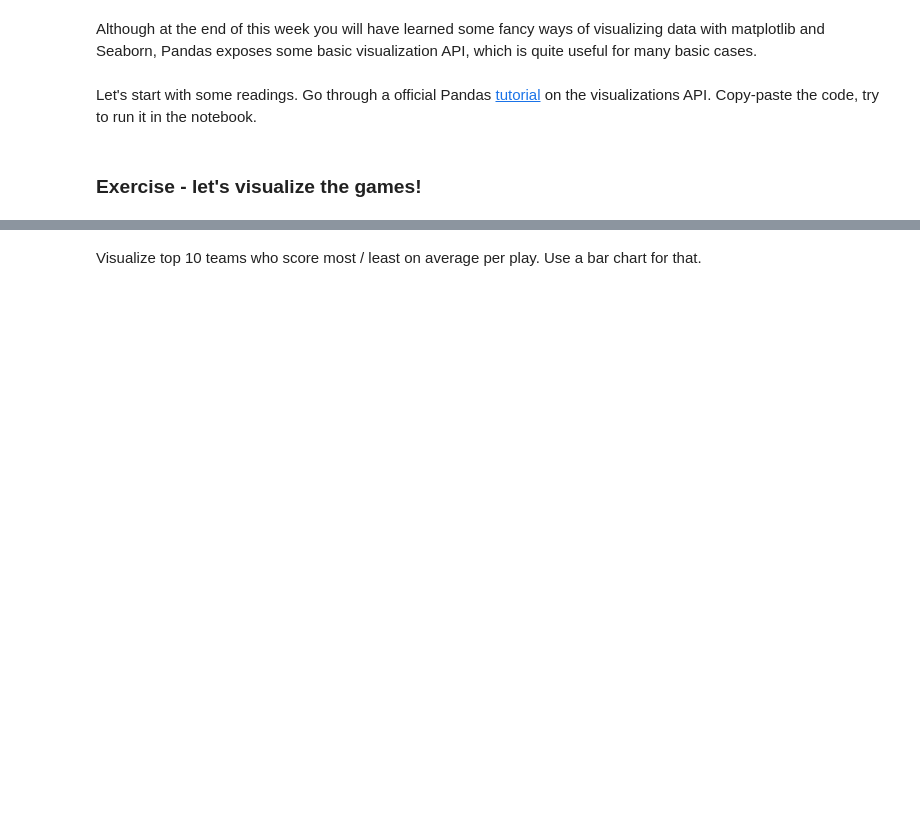
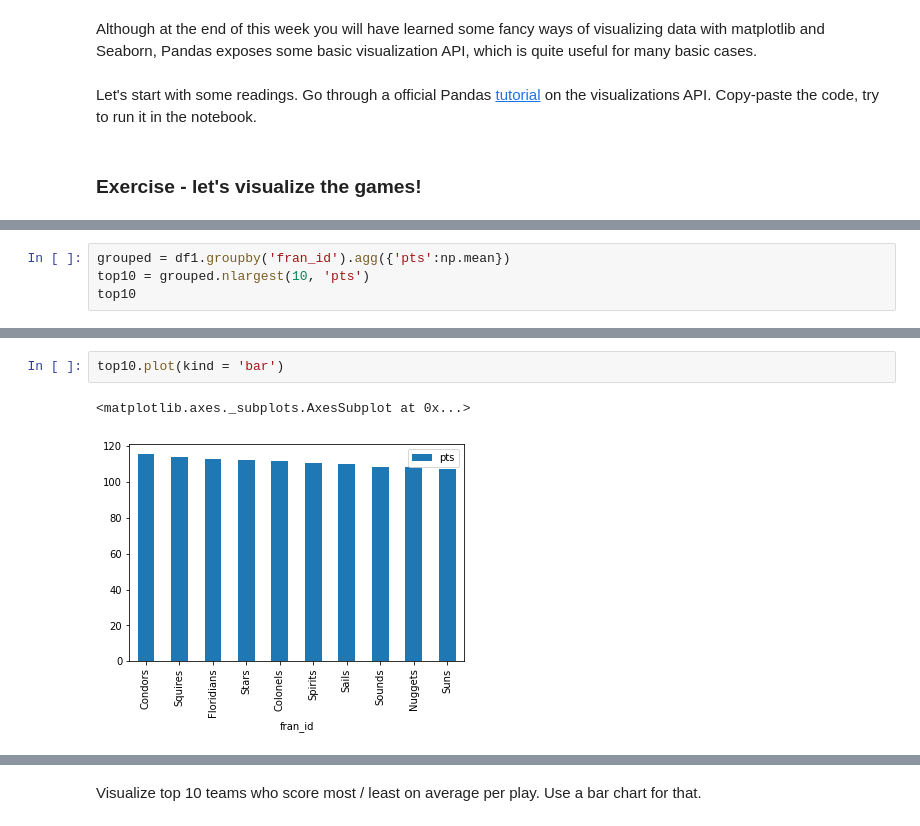
Before and after one commit to tomwrx/Data-Science-and-AI, a Jupyter notebook: Demo_subproject.ipynb, the cells around one changed output, grey strips where cells are left out. Drawn from its saved outputs; the diff is of its cells as text; blank space fills up the shorter version.

```diff
--- a/Demo_subproject.ipynb
+++ b/Demo_subproject.ipynb
@@ -246,0 +249,4 @@ Let's start with some readings. Go through a official Pandas [tutorial](https://
+# %%
+grouped = df1.groupby('fran_id').agg({'pts':np.mean})
+top10 = grouped.nlargest(10, 'pts')
+top10
@@ -246,0 +266,5 @@ Let's start with some readings. Go through a official Pandas [tutorial](https://
+# %%
+top10.plot(kind = 'bar')
+# %% [output]
+<matplotlib.axes._subplots.AxesSubplot at 0x...>
+[figure, added]
```
Also changed, not shown: parts of 5 cells of this notebook.
